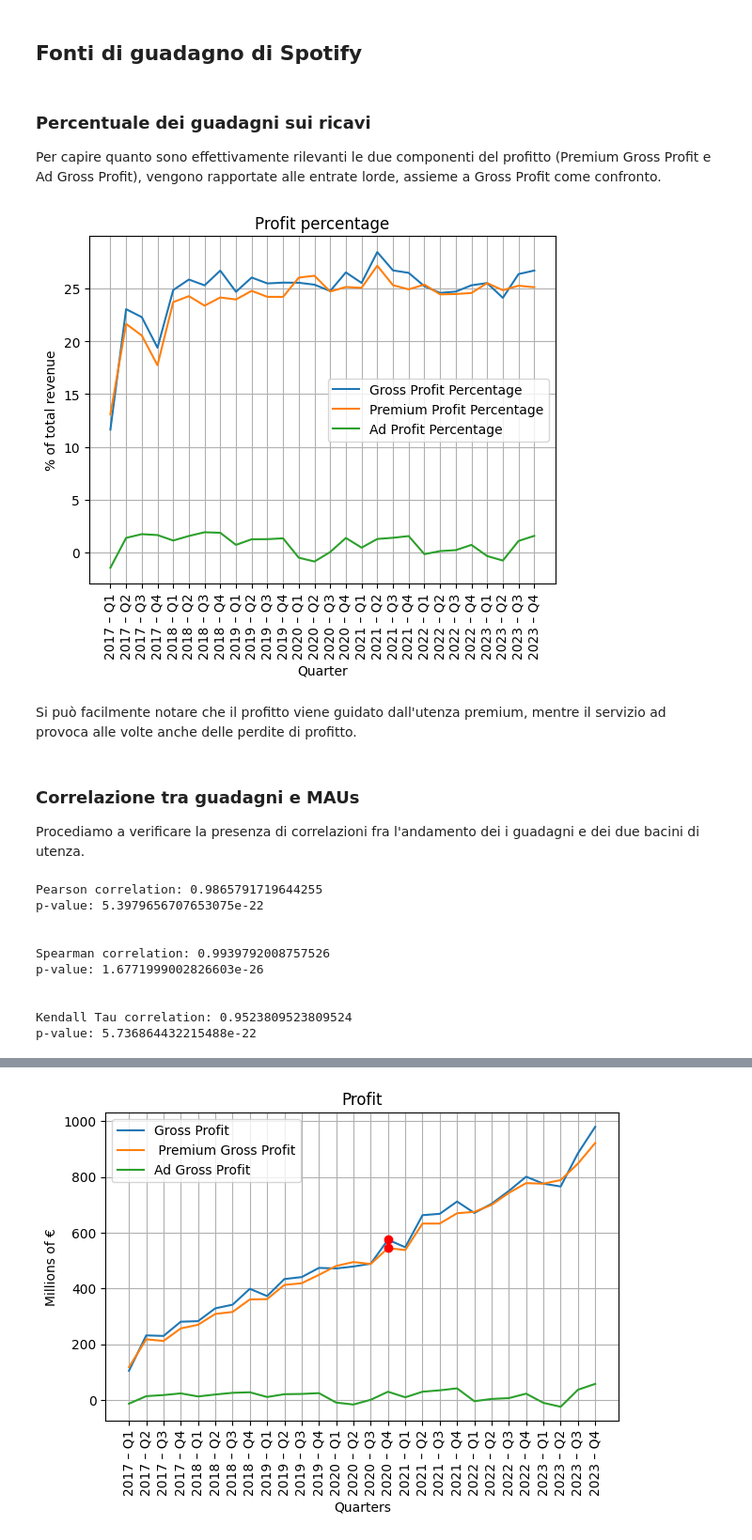
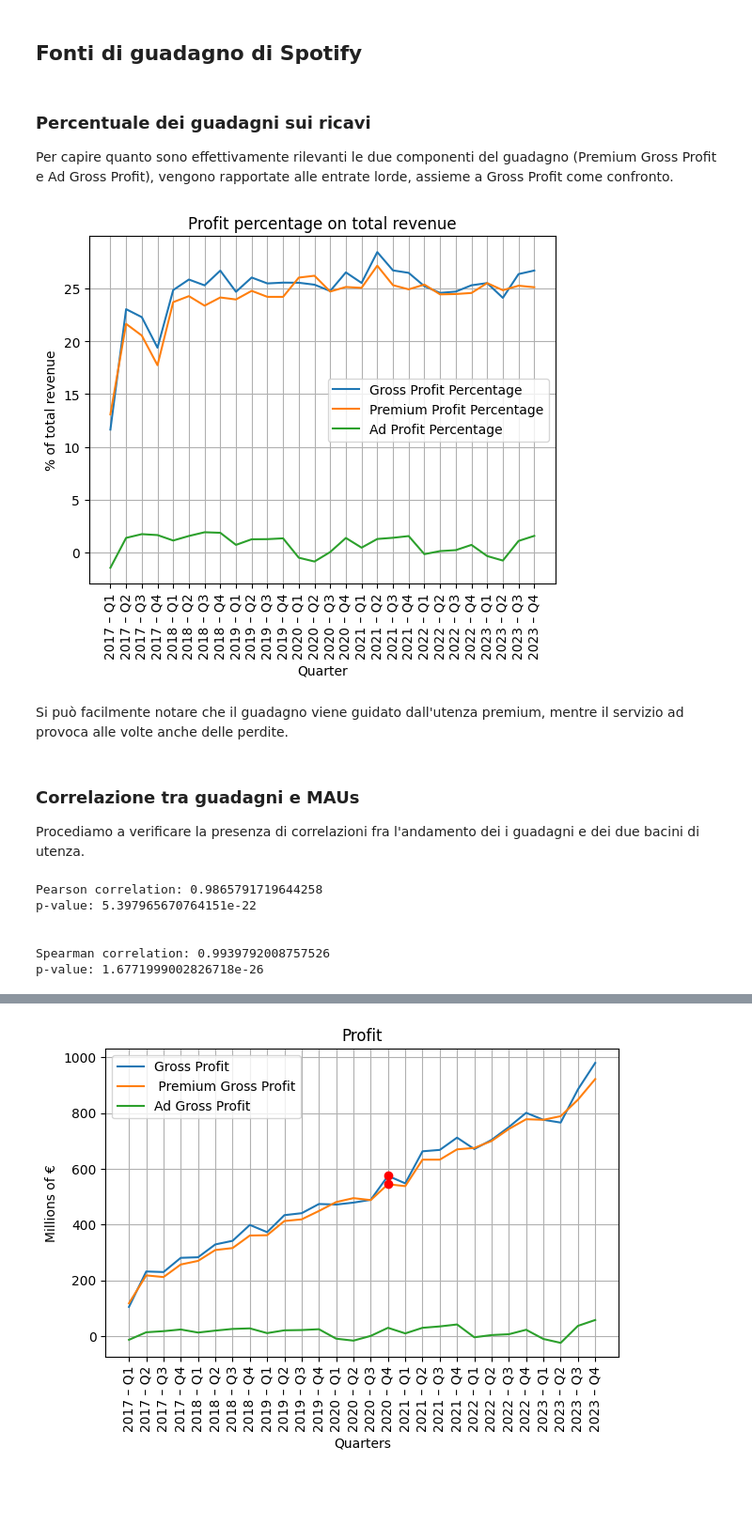
Before and after one commit to riccardoscotti/hds-music-industry, a Jupyter notebook: src/final2.ipynb, the cells around one changed output, grey strips where cells are left out. Shown: that part at 94% size. Saved outputs shown, nothing was run; the diff lists cells and outputs as text; code cells hidden in the pictures; blank space fills up the shorter version.

```diff
--- a/src/final2.ipynb
+++ b/src/final2.ipynb
@@ -137,7 +190,7 @@ plt.show()
 # %% [markdown]
 ### Percentuale dei guadagni sui ricavi
 
-Per capire quanto sono effettivamente rilevanti le due componenti del profitto (Premium Gross Profit e Ad Gross Profit), vengono rapportate alle entrate lorde, assieme a Gross Profit come confronto.
+Per capire quanto sono effettivamente rilevanti le due componenti del guadagno (Premium Gross Profit e Ad Gross Profit), vengono rapportate alle entrate lorde, assieme a Gross Profit come confronto.
 # %%
 quarterly_df['Profit Percentage'] = quarterly_df['Gross Profit'] / quarterly_df['Total Revenue'] * 100
 quarterly_df['Premium Profit Percentage'] = quarterly_df['Premium Gross Profit'] / quarterly_df['Total Revenue'] * 100
@@ -145,20 +198,20 @@ quarterly_df['Ad Profit Percentage'] = quarterly_df['Ad Gross Profit'] / quarter
 # %%
 plt.figure()
 plt.plot(quarterly_df['Date'], quarterly_df['Profit Percentage'], label='Gross Profit Percentage')
 plt.plot(quarterly_df['Date'], quarterly_df['Premium Profit Percentage'], label='Premium Profit Percentage')
 plt.plot(quarterly_df['Date'], quarterly_df['Ad Profit Percentage'], label='Ad Profit Percentage')
 
-plt.title('Profit percentage')
+plt.title('Profit percentage on total revenue')
 plt.xlabel('Quarter')
 plt.ylabel('% of total revenue')
 plt.xticks(rotation=90)
 plt.grid()
 plt.legend()
 plt.show()
 # %% [output]
-[figure, old version]
+[figure, new version]
 # %% [markdown]
-Si può facilmente notare che il profitto viene guidato dall'utenza premium, mentre il servizio ad provoca alle volte anche delle perdite di profitto.
+Si può facilmente notare che il guadagno viene guidato dall'utenza premium, mentre il servizio ad provoca alle volte anche delle perdite.
 # %% [markdown]
 ### Correlazione tra guadagni e MAUs
 
@@ -172,22 +225,13 @@ print('\n')
 spearman_corr_profit_maus, spearman_profit_maus_pvalue = spearmanr(quarterly_df['Premium MAUs'], quarterly_df['Gross Profit'])
 print(f'Spearman correlation: {spearman_corr_profit_maus}')
 print(f'p-value: {spearman_profit_maus_pvalue}')
-print('\n')
-
-kendalltau_corr_profit_maus, kendalltau_profit_maus_pvalue = kendalltau(quarterly_df['Premium MAUs'], quarterly_df['Gross Profit'])
-print(f'Kendall Tau correlation: {kendalltau_corr_profit_maus}')
-print(f'p-value: {kendalltau_profit_maus_pvalue}')
 # %% [output]
-Pearson correlation: 0.9865791719644255
-p-value: 5.3979656707653075e-22
+Pearson correlation: 0.9865791719644258
+p-value: 5.397965670764151e-22
 
 
 Spearman correlation: 0.9939792008757526
-p-value: 1.6771999002826603e-26
-
-
-Kendall Tau correlation: 0.9523809523809524
-p-value: 5.736864432215488e-22
+p-value: 1.6771999002826718e-26
 # %%
 pearson_corr_profit_maus, pearson_profit_maus_pvalue = pearsonr(quarterly_df['Ad MAUs'], quarterly_df['Gross Profit'])
 print(f'Pearson correlation: {pearson_corr_profit_maus}')
```
Also changed, not shown: parts of 41 cells of this notebook, 1 other file.
